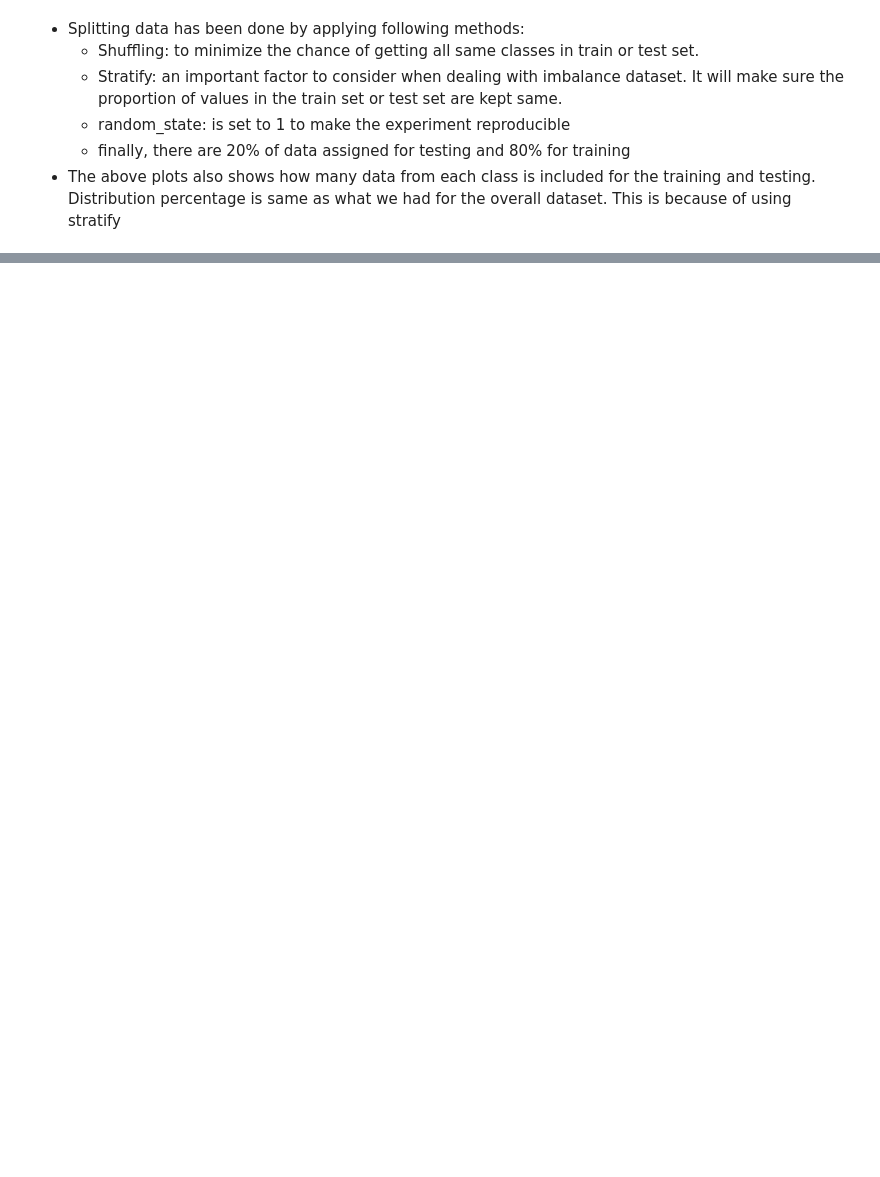
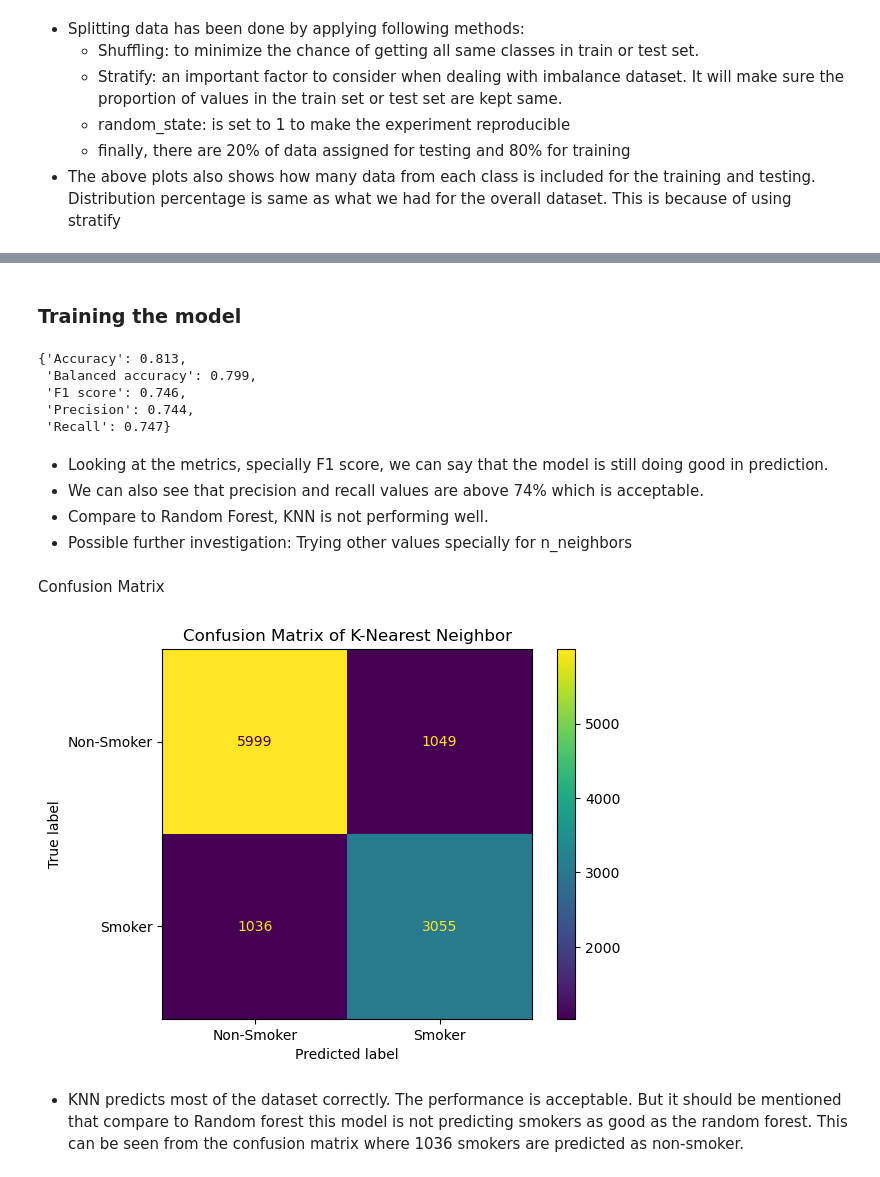
Before and after one commit to omid-taghipour/Smoker-prediction-ML, a Jupyter notebook: experiments.ipynb, the cells around one changed output, grey strips where cells are left out. Saved outputs shown, nothing was run; the diff lists cells and outputs as text; code cells hidden in the pictures; blank space fills up the shorter version.

```diff
--- a/experiments.ipynb
+++ b/experiments.ipynb
@@ -393,0 +649,27 @@ Naive Bays
+# %% [markdown]
+### Training the model
+# %%
+kn_clf = neighbors.KNeighborsClassifier(n_neighbors=15, p=2, weights='distance')
+kn_clf.fit(X_train_sc, y_train)
+kn_clf_pred = kn_clf.predict(X_test_sc)
+kn_eval = evaluation_metrics(y_test, kn_clf_pred)
+kn_eval
+# %% [output]
+{'Accuracy': 0.813,
+ 'Balanced accuracy': 0.799,
+ 'F1 score': 0.746,
+ 'Precision': 0.744,
+ 'Recall': 0.747}
+# %% [markdown]
+* Looking at the metrics, specially F1 score, we can say that the model is still doing good in prediction.
+* We can also see that precision and recall values are above 74% which is acceptable.
+* Compare to Random Forest, KNN is not performing well.
+* Possible further investigation: Trying other values specially for n_neighbors
+# %% [markdown]
+Confusion Matrix
+# %%
+confusion_plot(y_test, kn_clf_pred, kn_clf, title='Confusion Matrix of K-Nearest Neighbor')
+# %% [output]
+[figure, added]
+# %% [markdown]
+* KNN predicts most of the dataset correctly. The performance is acceptable. But it should be mentioned that compare to Random forest this model is not predicting smokers as good as the random forest. This can be seen from the confusion matrix where 1036 smokers are predicted as non-smoker.
```
Also changed, not shown: parts of 72 cells of this notebook.
